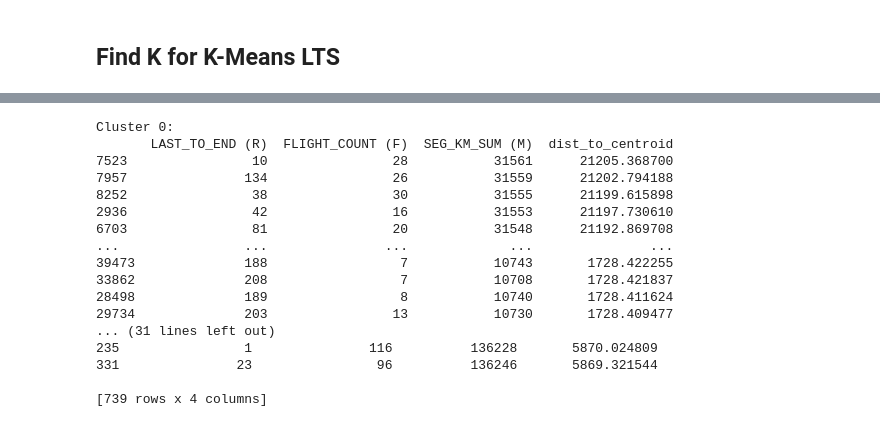
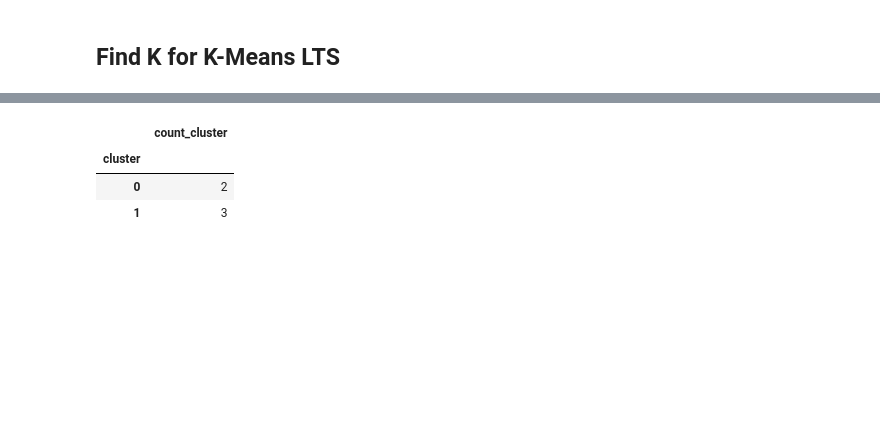
Before and after one commit to jptriciaestella/Skripsi-Kmeans-LTS, a Jupyter notebook: DATASET1/lts.ipynb, the cells around one changed output, grey strips where cells are left out. Drawn from its saved outputs; the diff is of its cells as text; code cells hidden in the pictures; blank space fills up the shorter version.

```diff
--- a/DATASET1/lts.ipynb
+++ b/DATASET1/lts.ipynb
@@ -343,60 +371,22 @@ print(df)
 # %%
-import numpy as np
-import pandas as pd
-import sklearn.cluster as cluster
+df_test = pd.DataFrame({'Type1': [0.0, 0.0, 473.6, 0.0, 0.0],
+                   'Type2': [0.0, 63.72, 174.0, 996.0, 524.91],
+                   'Type3': [0.0, 0.0, 31.6, 160.92, 0.0],
+                   'id': [1000, 10001, 10002, 10003, 10004]})
 
-# df = pd.DataFrame({'Type1': [0.0, 0.0, 473.6, 0.0, 0.0],
-#                    'Type2': [0.0, 63.72, 174.0, 996.0, 524.91],
-#                    'Type3': [0.0, 0.0, 31.6, 160.92, 0.0],
-#                    'id': [1000, 10001, 10002, 10003, 10004]})
-
-# points = df.drop('id', axis=1)
+points = df_test.drop('id', axis=1)
 # or points = df[['Type1', 'Type2', 'Type3']]
 
-kmeans = cluster.KMeans(n_clusters=3, random_state=0).fit(df)
-df['cluster'] = kmeans.labels_
+# points = df.copy()
+kmeans = KMeans(n_clusters=2, random_state=0).fit(points)
+df_test['cluster'] = kmeans.labels_
 
 centroids = kmeans.cluster_centers_
-df['dist_to_centroid'] = np.linalg.norm(df - centroids[df['cluster']], axis=1)
+df_test['dist_to_centroid'] = np.linalg.norm(points - centroids[df_test['cluster']], axis=1)
 
-cluster_df = [df[df['cluster'] == i].drop('cluster', axis=1) for i in range(3)]
-trim_percent = 10
-
-# Menampilkan DataFrame untuk setiap klaster
-for i, cluster_df in enumerate(cluster_df):
-
-    cluster_df = pd.DataFrame(cluster_df)
-    # print(f"Cluster {i}:\n{cluster_df}\n")
-    if 'dist_to_centroid' in cluster_df.columns:
-        sorted_cluster_df = cluster_df.sort_values('dist_to_centroid', ascending=False)
-        print(f"Cluster {i}:\n{sorted_cluster_df}\n")
-
-        rows_to_keep = int(0.9 * len(sorted_cluster_df))
-        trimmed_cluster_df = sorted_cluster_df.tail(rows_to_keep)
-        # print(f"Cluster {i}:\n{trimmed_cluster_df}\n")
-
-
-
-
-    # print(cluster_df)
-
-# print(cluster_df)
-# print(df)
+df_test.groupby('cluster').agg(count_cluster = ('cluster', 'count'))
 # %% [output]
-Cluster 0:
-       LAST_TO_END (R)  FLIGHT_COUNT (F)  SEG_KM_SUM (M)  dist_to_centroid
-7523                10                28           31561      21205.368700
-7957               134                26           31559      21202.794188
-8252                38                30           31555      21199.615898
-2936                42                16           31553      21197.730610
-6703                81                20           31548      21192.869708
-...                ...               ...             ...               ...
-39473              188                 7           10743       1728.422255
-33862              208                 7           10708       1728.421837
-28498              189                 8           10740       1728.411624
-29734              203                13           10730       1728.409477
-... (31 lines left out)
-235                1               116          136228       5870.024809
-331               23                96          136246       5869.321544
-
-[739 rows x 4 columns]
+|  | count_cluster |
+| cluster |  |
+| 0 | 2 |
+| 1 | 3 |
```
Also changed, not shown: parts of 8 cells of this notebook.
